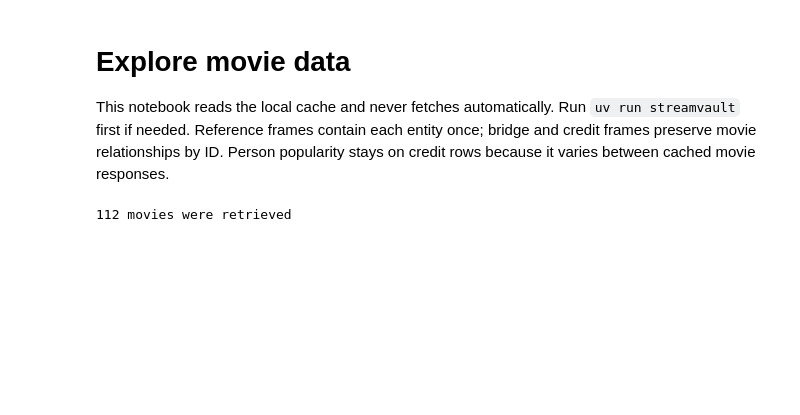
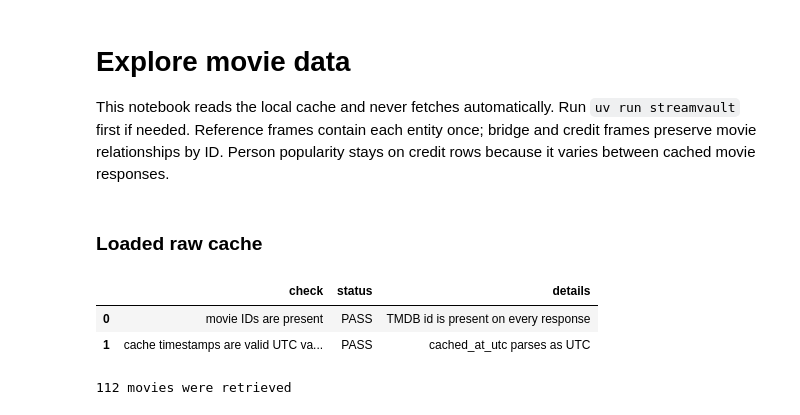
Before and after one commit to ishola-amalitech/streamvault, a Jupyter notebook: notebooks/explore_movies.ipynb, the cells around one changed output. Drawn from its saved outputs; the diff is of its cells as text; code cells hidden in the pictures; blank space fills up the shorter version.

```diff
--- a/notebooks/explore_movies.ipynb
+++ b/notebooks/explore_movies.ipynb
@@ -3,22 +3,38 @@
 
 This notebook reads the local cache and never fetches automatically. Run `uv run streamvault` first if needed. Reference frames contain each entity once; bridge and credit frames preserve movie relationships by ID. Person popularity stays on credit rows because it varies between cached movie responses.
 # %%
-from pathlib import Path
 
+from IPython.display import Markdown, display
 import pandas as pd
 
 from streamvault.cache import load_cached_records
+from streamvault.config import CONFIG
+from streamvault.diagnostics import raise_for_failed_checks, run_data_checks
 
-project_root = next(
-    (
-        path
-        for path in (Path.cwd(), *Path.cwd().parents)
-        if (path / "pyproject.toml").is_file()
-    ),
-    Path.cwd(),
-)
-cache_path = project_root / "data" / "raw" / "movies.jsonl"
+cache_path = CONFIG.cache_file
 records = list(load_cached_records(cache_path).values())
+raw_movies = pd.DataFrame.from_records(records)
+
+if records:
+    raw_ids_present = raw_movies["id"].notna().all()
+    valid_cache_timestamps = pd.to_datetime(
+        raw_movies["cached_at_utc"], utc=True, errors="coerce"
+    ).notna().all()
+    loaded_check_report = run_data_checks(
+        "Loaded raw cache",
+        {
+            "movie IDs are present": (bool(raw_ids_present), "TMDB id is present on every response"),
+            "cache timestamps are valid UTC values": (bool(valid_cache_timestamps), "cached_at_utc parses as UTC"),
+        },
+    )
+    display(Markdown("### Loaded raw cache"))
+    display(loaded_check_report)
+    raise_for_failed_checks("Loaded raw cache", loaded_check_report)
+# %% [output]
+### Loaded raw cache
+|  | check | status | details |
+| 0 | movie IDs are present | PASS | TMDB id is present on every response |
+| 1 | cache timestamps are valid UTC va... | PASS | cached_at_utc parses as UTC |
 # %%
 if records:
     records[0].keys()
```
Also changed, not shown: parts of 3 cells of this notebook, 11 other files.
